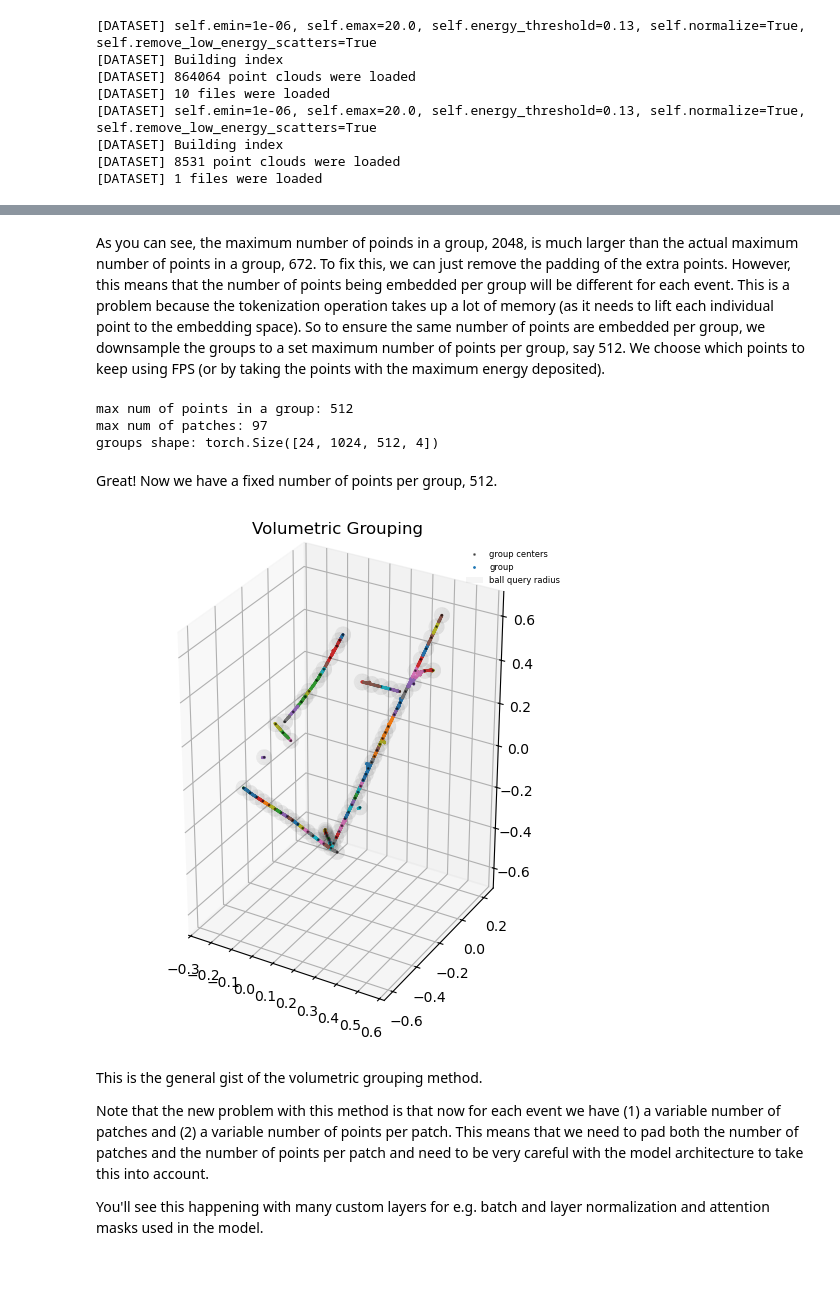
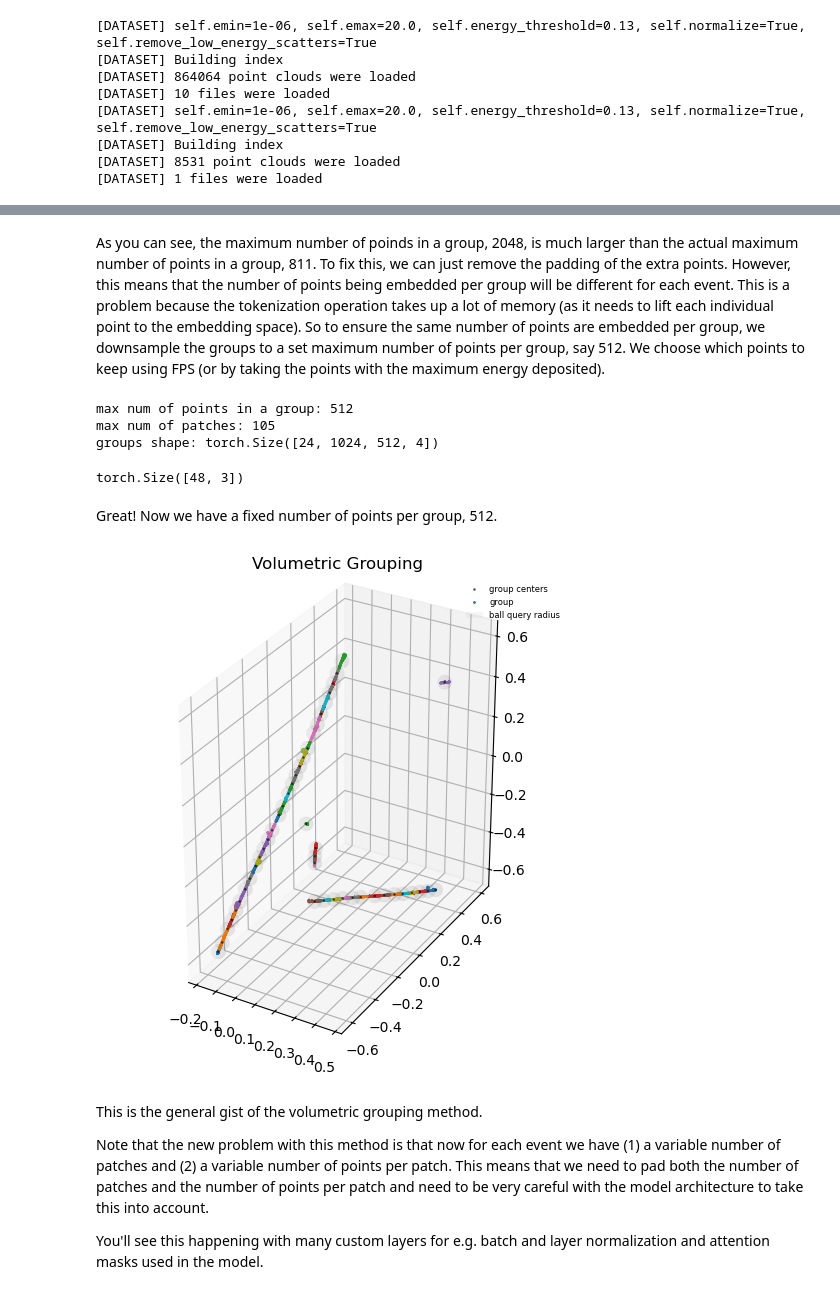
Before and after one commit to youngsm/point2vec, a Jupyter notebook: tutorial/01_tokenization.ipynb, the cells around one changed output, grey strips where cells are left out. Saved outputs shown, nothing was run; the diff lists cells and outputs as text; code cells hidden in the pictures.

```diff
--- a/tutorial/01_tokenization.ipynb
+++ b/tutorial/01_tokenization.ipynb
@@ -123,13 +114,14 @@ plt.show()
 # %%
 from point2vec.modules.grouping import ball_query, masked_gather, fill_empty_indices
 
-# Example showing ball query after FPS (not using NMS just yet)
-group_radius = 25 / 760
+# Example showing ball query after FPS
+
+# we divide the group radius by the voxel length, as the points are scaled to the unit sphere
 _, idx, _ = ball_query(
     group_centers[:, :, :3].float(),
     points[:, :, :3].float(),
-    K=512,                     # points per group
-    radius=group_radius,            # 50 pixels in 760x760x760 mm^3
+    K=1024,                       # maximum number of points per group
+    radius=25 / 760,              # 25 voxels in 760x760x760 mm^3
     lengths1=None,
     lengths2=lengths,
     return_nn=False,
@@ -185,10 +177,10 @@ def plot_sphere(center, radius, idx=0):
     x = center[0] + radius * np.cos(u)*np.sin(v)
     y = center[1] + radius * np.sin(u)*np.sin(v)
     z = center[2] + radius * np.cos(v)
-    ax.plot_surface(x, y, z, color='grey', alpha=0.01, label='ball query radius' if idx == 0 else None)
+    ax.plot_surface(x, y, z, color='grey', alpha=0.05, label='ball query radius' if idx == 0 else None)
 
 for i, center in enumerate(group_centers[event_idx, :, :3].cpu()):
-    plot_sphere(center, group_radius, idx=i)
+    plot_sphere(center, radius=25 / 760, idx=i)
 
 plt.legend(frameon=False, fontsize=6, loc='upper right')
 plt.title('Naive FPS + Ball Query')
@@ -235,18 +271,7 @@ groups shape: torch.Size([24, 1024, 2048, 4])
 # %% [markdown]
-As you can see, the maximum number of poinds in a group, 2048, is much larger than the actual maximum number of points in a group, 672. To fix this, we can just remove the padding of the extra points. However, this means that the number of points being embedded per group will be different for each event. This is a problem because the tokenization operation takes up a lot of memory (as it needs to lift each individual point to the embedding space). So to ensure the same number of points are embedded per group, we downsample the groups to a set maximum number of points per group, say 512. We choose which points to keep using FPS (or by taking the points with the maximum energy deposited).
+As you can see, the maximum number of poinds in a group, 2048, is much larger than the actual maximum number of points in a group, 811. To fix this, we can just remove the padding of the extra points. However, this means that the number of points being embedded per group will be different for each event. This is a problem because the tokenization operation takes up a lot of memory (as it needs to lift each individual point to the embedding space). So to ensure the same number of points are embedded per group, we downsample the groups to a set maximum number of points per group, say 512. We choose which points to keep using FPS (or by taking the points with the maximum energy deposited).
 # %%
 from point2vec.modules.grouping import select_topk_by_fps, select_topk_by_energy
-
-# Redo first oversampled ball query
-_, idx, _ = ball_query(
-    group_centers[:, :, :3].float(),
-    points[:, :, :3].float(),
-    K=2048,
-    radius=group_radius,
-    lengths1=center_lengths,          # give only retained spheres
-    lengths2=lengths,
-    return_nn=False,
-)
 
 reduction_method = 'fps'
 if reduction_method == 'fps':
@@ -261,8 +286,12 @@ print('max num of patches:', center_lengths.max().item())
 print('groups shape:', groups.shape)
 # %% [output]
 max num of points in a group: 512
-max num of patches: 97
+max num of patches: 105
 groups shape: torch.Size([24, 1024, 512, 4])
+# %%
+group_centers[event_idx, :center_lengths[event_idx]].shape
+# %% [output]
+torch.Size([48, 3])
 # %% [markdown]
 Great! Now we have a fixed number of points per group, 512.
 # %%
@@ -280,36 +309,36 @@ ax.scatter(
     s=1,
     alpha=0.5,
     label='group centers'
 )
 
 # plot each group for each center
-for i, length in enumerate(group_lengths[event_idx]):
+for i, length in enumerate(group_point_lengths[event_idx]):
     ax.scatter(
         groups[event_idx, i, :length, 0].cpu(),
         groups[event_idx, i, :length, 1].cpu(),
         groups[event_idx, i, :length, 2].cpu(),
         s=1,
         alpha=1.0,
         label='group' if i == 0 else None
     )
 
 # plot a sphere with ball query radius
 def plot_sphere(center, radius, idx=0):
     u, v = np.mgrid[0:2*np.pi:20j, 0:np.pi:10j]
     x = center[0] + radius * np.cos(u)*np.sin(v)
     y = center[1] + radius * np.sin(u)*np.sin(v)
     z = center[2] + radius * np.cos(v)
     ax.plot_surface(x, y, z, color='grey', alpha=0.05, label='ball query radius' if idx == 0 else None)
 
 for i, center in enumerate(group_centers[event_idx, :center_lengths[event_idx], :3].cpu()):
-    plot_sphere(center, group_radius, idx=i)
+    plot_sphere(center,radius=25 / 760, idx=i)
 
 plt.legend(frameon=False, fontsize=6, loc='upper right')
 plt.title('Volumetric Grouping')
 ax.set_aspect('equal')
 plt.show()
 # %% [output]
-[figure, old version]
+[figure, new version]
 # %% [markdown]
 This is the general gist of the volumetric grouping method.
 
```
Also changed, not shown: parts of 18 cells of this notebook.
